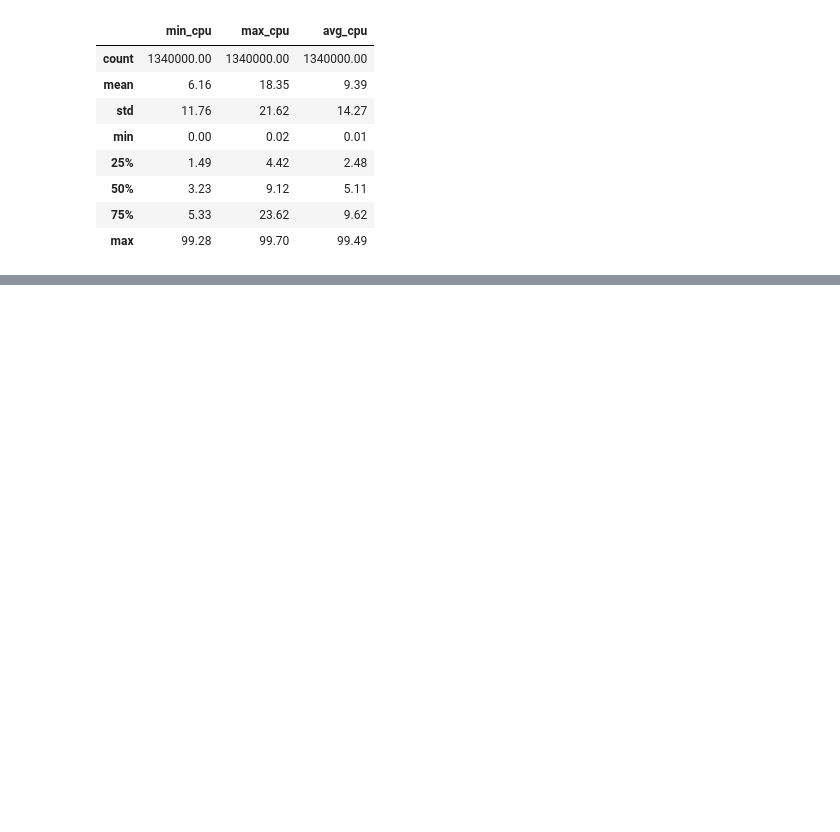
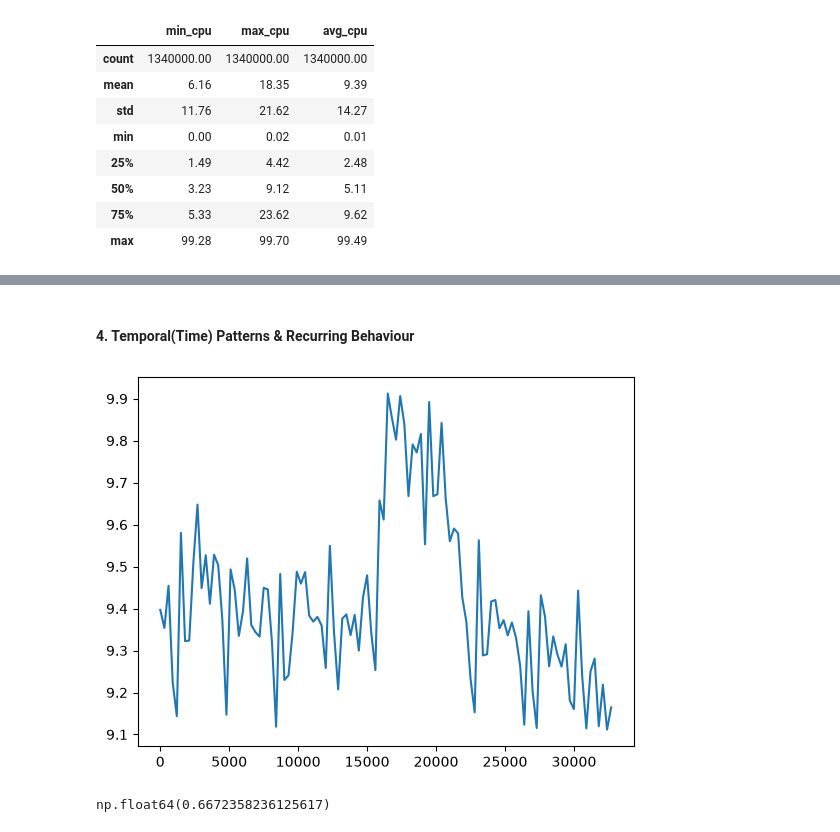
Before and after one commit to chynaenye/cloud-workload-forecasting, a Jupyter notebook: notebooks/cloud-forecasting.ipynb, the cells around one changed output, grey strips where cells are left out. Saved outputs shown, nothing was run; the diff lists cells and outputs as text; code cells hidden in the pictures; blank space fills up the shorter version.

```diff
--- a/notebooks/cloud-forecasting.ipynb
+++ b/notebooks/cloud-forecasting.ipynb
@@ -92,0 +283,13 @@ cpu[['min_cpu', 'max_cpu', 'avg_cpu']].describe().round(2)
+# %% [markdown]
+#### 4. Temporal(Time) Patterns & Recurring Behaviour
+# %%
+#Checking for temporal patterns and recurring behavior
+y = train['aggregate_cpu_utilization']
+plt.plot(y)
+plt.show()
+# %% [output]
+[figure, added]
+# %%
+y.autocorr(1)
+# %% [output]
+np.float64(0.6672358236125617)
```
Also changed, not shown: parts of 72 cells of this notebook, 10 other files.
